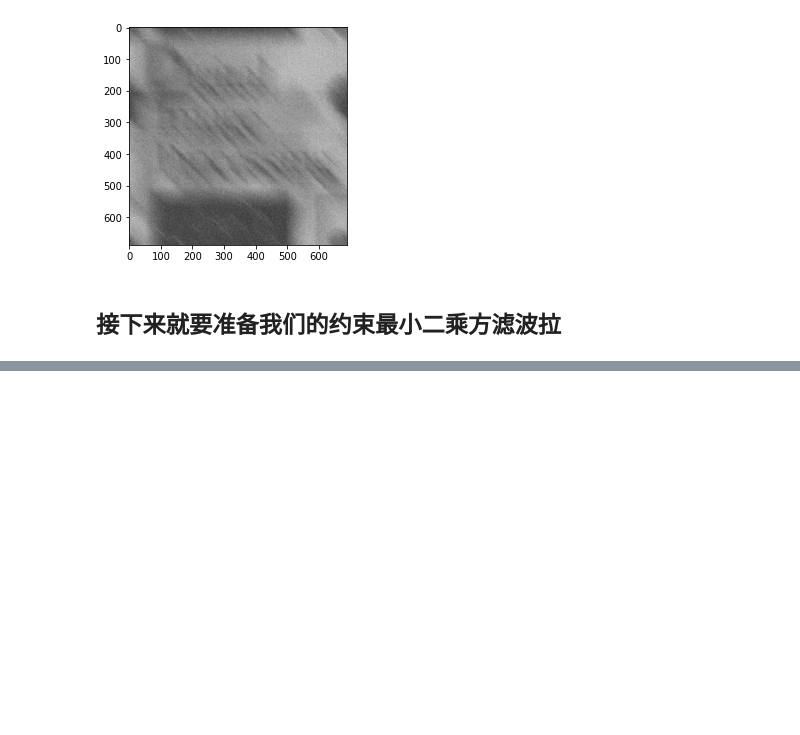
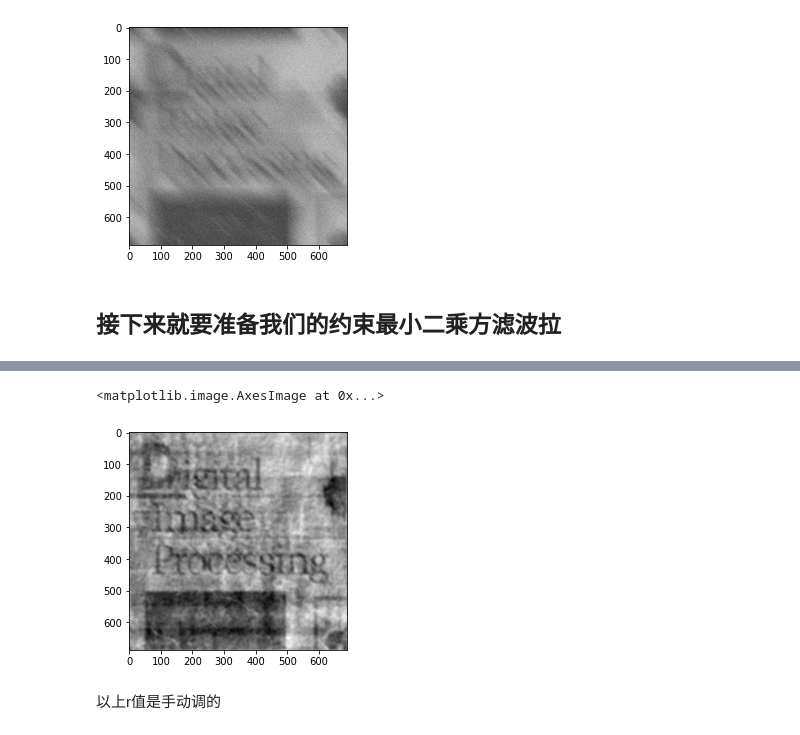
Before and after one commit to swzhxx/DIP, a Jupyter notebook: filter/constraint-lease-squares-filter.ipynb, the cells around one changed output, grey strips where cells are left out. Cells and saved outputs as stored; diff of their text form; code cells hidden in the pictures; blank space fills up the shorter version.

```diff
--- a/filter/constraint-lease-squares-filter.ipynb
+++ b/filter/constraint-lease-squares-filter.ipynb
@@ -71,0 +104,10 @@ plt.imshow(noise_f_30,"gray")
+# %%
+F_hat_3 = constraint_lease_square(noise_f_30, 0.1 , h , w)
+f_hat_3 = np.real(np.fft.ifft2(F_hat_3))
+
+plt.imshow(f_hat_3 , 'gray')
+# %% [output]
+<matplotlib.image.AxesImage at 0x...>
+[figure, added]
+# %% [markdown]
+ 以上r值是手动调的
```
Also changed, not shown: parts of 4 cells of this notebook, 1 other file.
